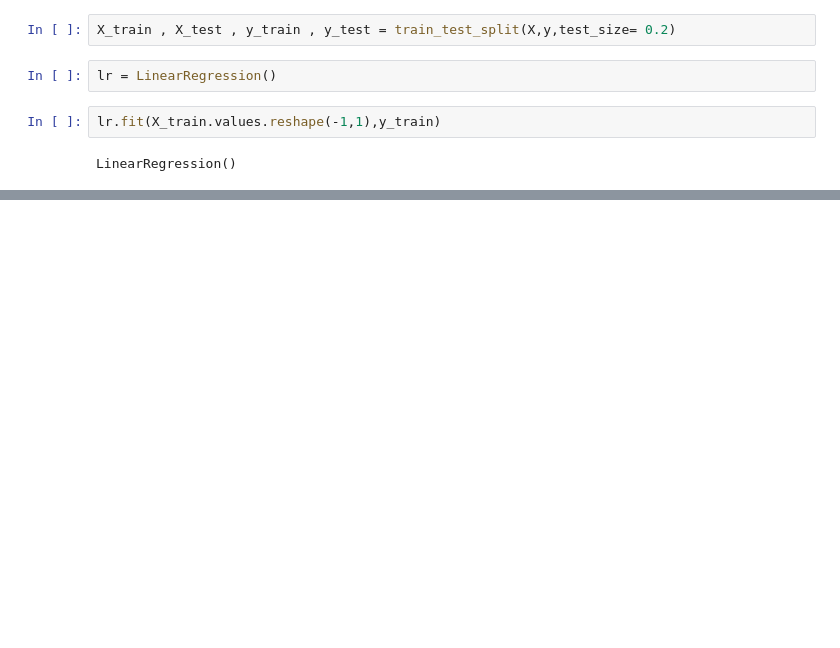
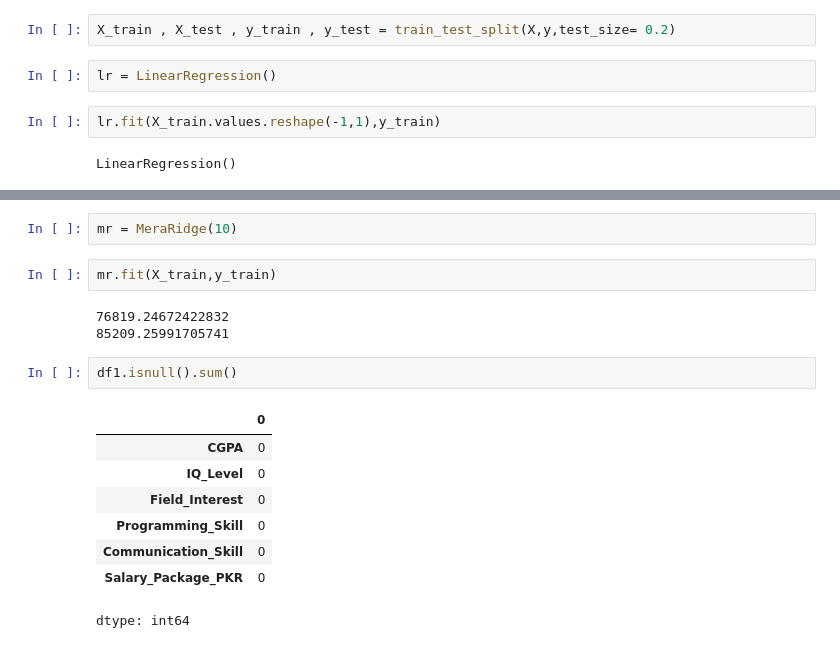
Before and after one commit to hafizzx/Machine-Learning-Algorithms, a Jupyter notebook: Ridge_Regression.ipynb, the cells around one changed output, grey strips where cells are left out. Cells and saved outputs as stored; diff of their text form; blank space fills up the shorter version.

```diff
--- a/Ridge_Regression.ipynb
+++ b/Ridge_Regression.ipynb
@@ -107,0 +132,18 @@ r2_score(y_test,rr1.predict(X_test.values.reshape(-1,1)))
+# %%
+mr = MeraRidge(10)
+# %%
+mr.fit(X_train,y_train)
+# %% [output]
+76819.24672422832
+85209.25991705741
+# %%
+df1.isnull().sum()
+# %% [output]
+|  | 0 |
+| CGPA | 0 |
+| IQ_Level | 0 |
+| Field_Interest | 0 |
+| Programming_Skill | 0 |
+| Communication_Skill | 0 |
+| Salary_Package_PKR | 0 |
+dtype: int64
```
Also changed, not shown: parts of 25 cells of this notebook.
